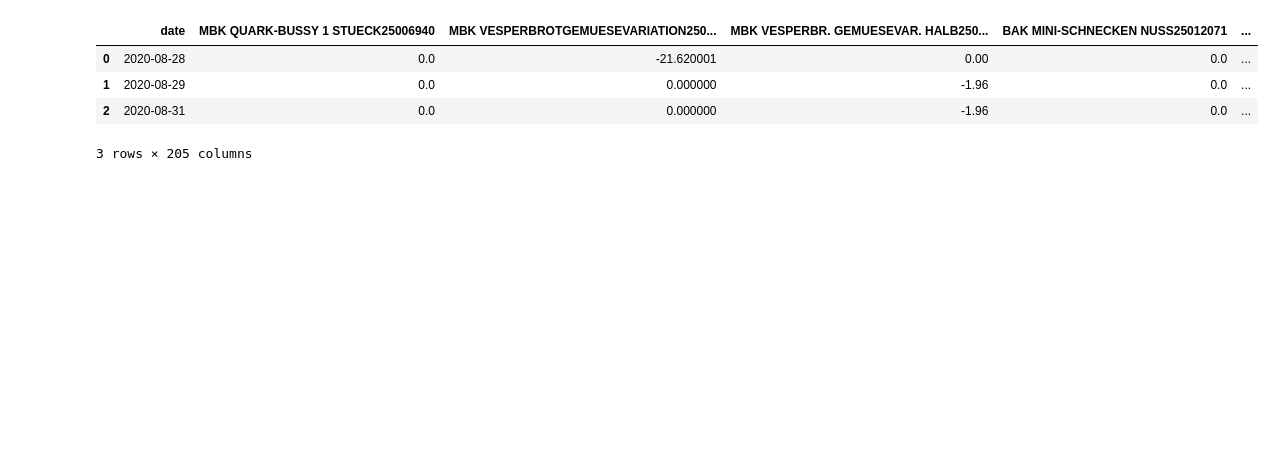
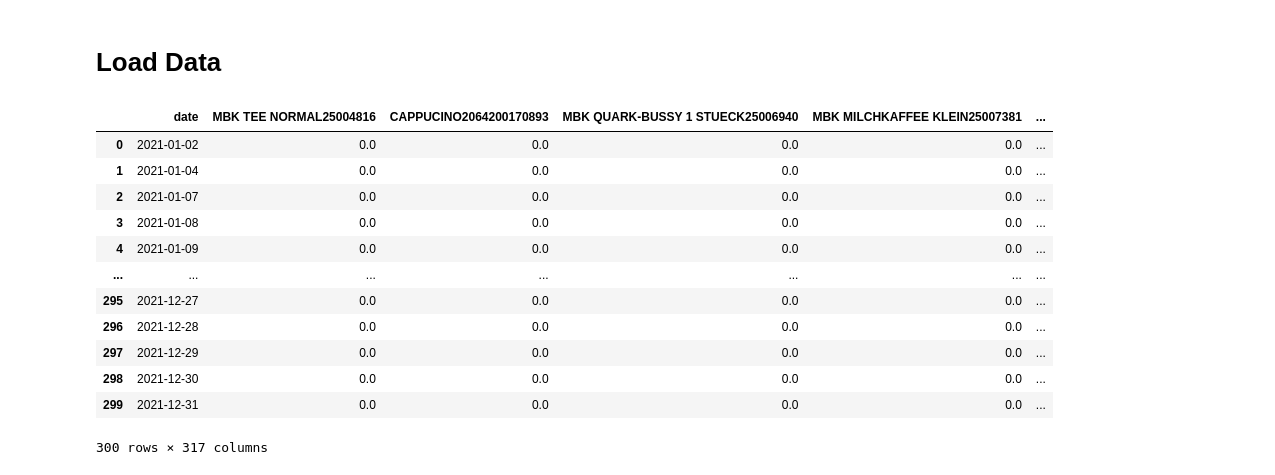
Before and after one commit to negralessio/bfh23-foodwaste, a Jupyter notebook: notebooks/alessio-data-wrangling.ipynb, the cells around one changed output. Cells and saved outputs as stored; diff of their text form; code cells hidden in the pictures; blank space fills up the shorter version.

```diff
--- a/notebooks/alessio-data-wrangling.ipynb
+++ b/notebooks/alessio-data-wrangling.ipynb
@@ -6,10 +6,26 @@ import seaborn as sns
 import warnings
 
 warnings.filterwarnings('ignore', category=UserWarning, module='openpyxl')
+
+## CONSTANTS
+
+# Define paths to excel files for reading data
+DF_PATHS: list = ["../data/raw/ABSCHRIFTEN_20_Tagesbasis.xlsx",
+                  "../data/raw/ABSCHRIFTEN_21_Tagesbasis.xlsx",
+                  "../data/raw/ABSCHRIFTEN_22_Tagesbasis.xlsx"]
+# %% [markdown]
+# Load Data
 # %%
-def clean_dataframe() -> pd.DataFrame:
+def clean_dataframe(path: str) -> pd.DataFrame:
+    """
+    Cleans data with some hardcoded rules.
+    TBD: Change if data set are more clean / Talk to supervisors?
+
+    :param path: str -- Path to excel file
+    :return: pd.DataFrame -- Cleaned DataFrame
+    """
     # Read in Data
-    df = pd.read_excel("../data/raw/ABSCHRIFTEN_20_Tagesbasis.xlsx")
+    df = pd.read_excel(path)
 
     # Replace NaNs with 0
     df = df.replace({np.nan: 0})
@@ -23,39 +39,51 @@ def clean_dataframe() -> pd.DataFrame:
     # Get GTIN as ID, remove first two entries
     GTIN = df.iloc[1, :]
     GTIN = GTIN[2:]
     GTIN = list(GTIN)
     GTIN.insert(0, "")
 
     # Keep only 'BACKWAREN BED' samples and drop the column then
     df = df[df.iloc[:,0] == "BACKWAREN BED"]
     df = df.iloc[:, 1:]
     # Rename time column
     df.rename(columns={df.columns[0]: "date" }, inplace = True)
     # Remove 'Ergebnis' row
     df = df[df["date"] != "Ergebnis"]
 
     # Reset index
     df = df.reset_index(drop=True)
 
     # Add GTIN to Names
     df.columns = [col + f"{gtin}" for col, gtin in zip(df.columns, GTIN)]
 
     # Put features in right data type
     df["date"] = pd.to_datetime(df["date"], dayfirst="True")
 
     numerical_columns = [col for col in df.columns if col != "date" ]
     df[numerical_columns] = df[numerical_columns].astype(np.float32)
 
     return df
 
-df = clean_dataframe()
-# Get only numerical cols
-numerical_cols = df.select_dtypes(include='number').columns
+# Initialize empty list to populate with processed dataframes (Abschriften)
+abschriften: list[pd.DataFrame] = []
+for path in DF_PATHS:
+    abschriften_df = clean_dataframe(path)
+    abschriften.append(abschriften_df)
+
 # Preview df
-df.head(3)
+df = abschriften[1] # ABSCHRIFTEN 2021
+df
 # %% [output]
-|  | date | MBK QUARK-BUSSY 1 STUECK25006940 | MBK VESPERBROTGEMUESEVARIATION250... | MBK VESPERBR. GEMUESEVAR. HALB250... | BAK MINI-SCHNECKEN NUSS25012071 | ... |
-| 0 | 2020-08-28 | 0.0 | -21.620001 | 0.00 | 0.0 | ... |
-| 1 | 2020-08-29 | 0.0 | 0.000000 | -1.96 | 0.0 | ... |
-| 2 | 2020-08-31 | 0.0 | 0.000000 | -1.96 | 0.0 | ... |
+|  | date | MBK TEE NORMAL25004816 | CAPPUCINO2064200170893 | MBK QUARK-BUSSY 1 STUECK25006940 | MBK MILCHKAFFEE KLEIN25007381 | ... |
+| 0 | 2021-01-02 | 0.0 | 0.0 | 0.0 | 0.0 | ... |
+| 1 | 2021-01-04 | 0.0 | 0.0 | 0.0 | 0.0 | ... |
+| 2 | 2021-01-07 | 0.0 | 0.0 | 0.0 | 0.0 | ... |
+| 3 | 2021-01-08 | 0.0 | 0.0 | 0.0 | 0.0 | ... |
+| 4 | 2021-01-09 | 0.0 | 0.0 | 0.0 | 0.0 | ... |
+| ... | ... | ... | ... | ... | ... | ... |
+| 295 | 2021-12-27 | 0.0 | 0.0 | 0.0 | 0.0 | ... |
+| 296 | 2021-12-28 | 0.0 | 0.0 | 0.0 | 0.0 | ... |
+| 297 | 2021-12-29 | 0.0 | 0.0 | 0.0 | 0.0 | ... |
+| 298 | 2021-12-30 | 0.0 | 0.0 | 0.0 | 0.0 | ... |
+| 299 | 2021-12-31 | 0.0 | 0.0 | 0.0 | 0.0 | ... |
-3 rows × 205 columns
+300 rows × 317 columns
```
Also changed, not shown: parts of 10 cells of this notebook.
